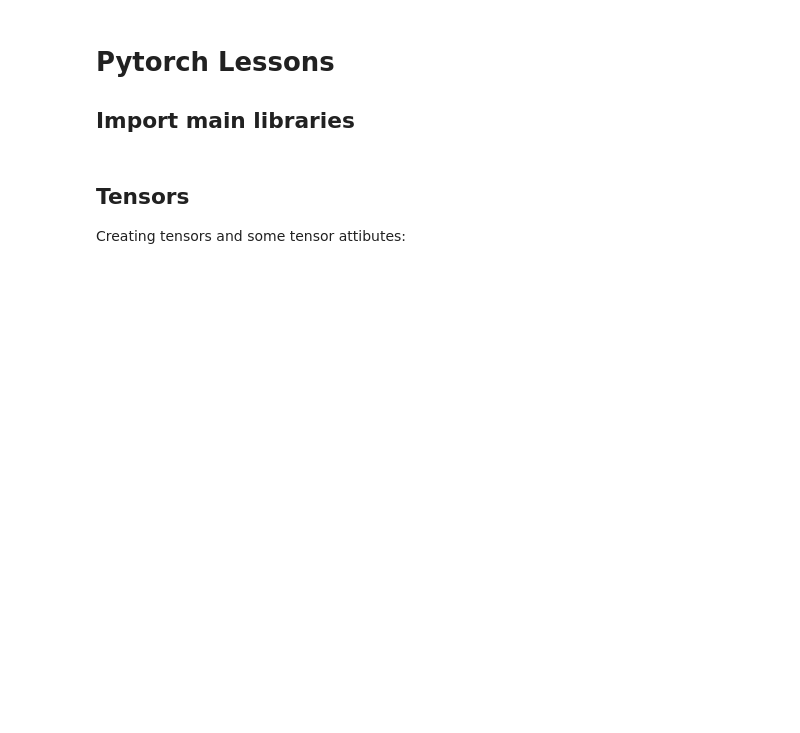
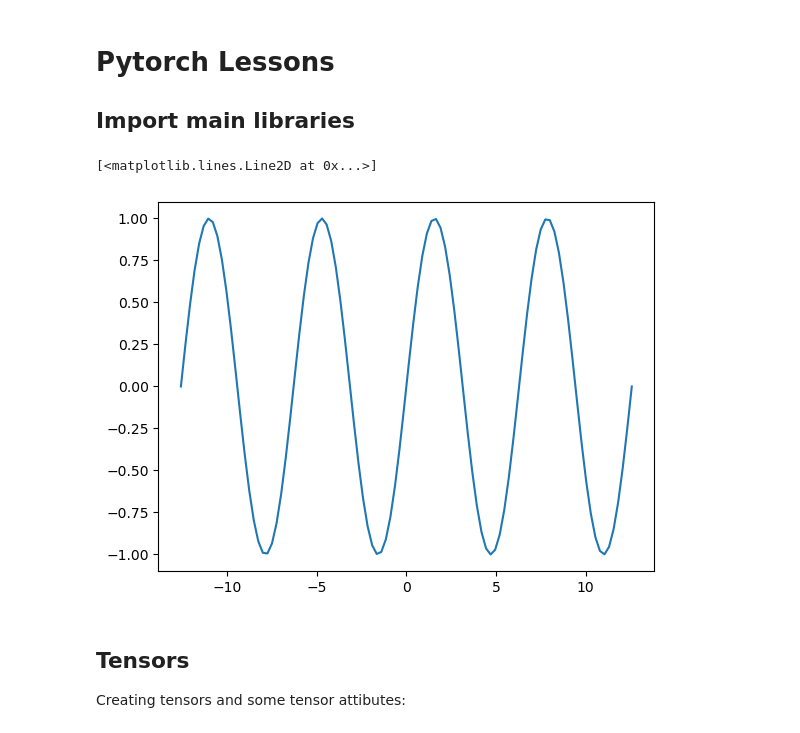
Before and after one commit to Lolillosky/PHD_CVA, a Jupyter notebook: Pytorch_learn/PytorchLessons.ipynb, the cells around one changed output. Saved outputs shown, nothing was run; the diff lists cells and outputs as text; code cells hidden in the pictures; blank space fills up the shorter version.

```diff
--- a/Pytorch_learn/PytorchLessons.ipynb
+++ b/Pytorch_learn/PytorchLessons.ipynb
@@ -5 +10,6 @@
+# %%
+plt.plot(np.linspace(-4*np.pi,4*np.pi,100),np.sin(np.linspace(-4*np.pi,4*np.pi,100)))
+# %% [output]
+[<matplotlib.lines.Line2D at 0x...>]
+[figure, added]
 # %%
```
Also changed, not shown: parts of 16 cells of this notebook.
